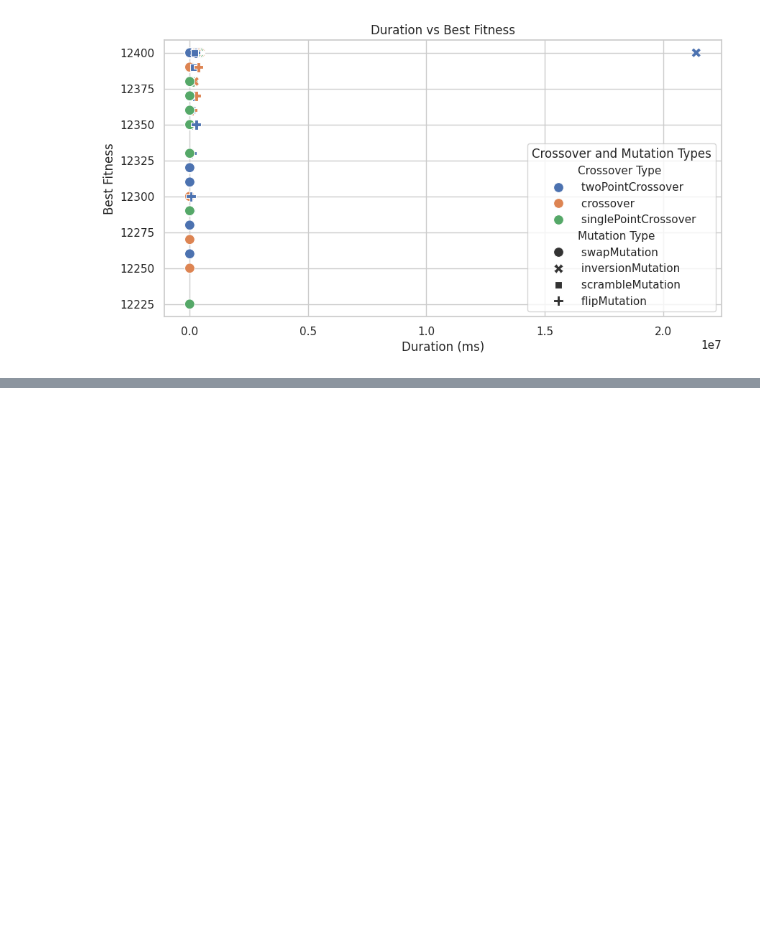
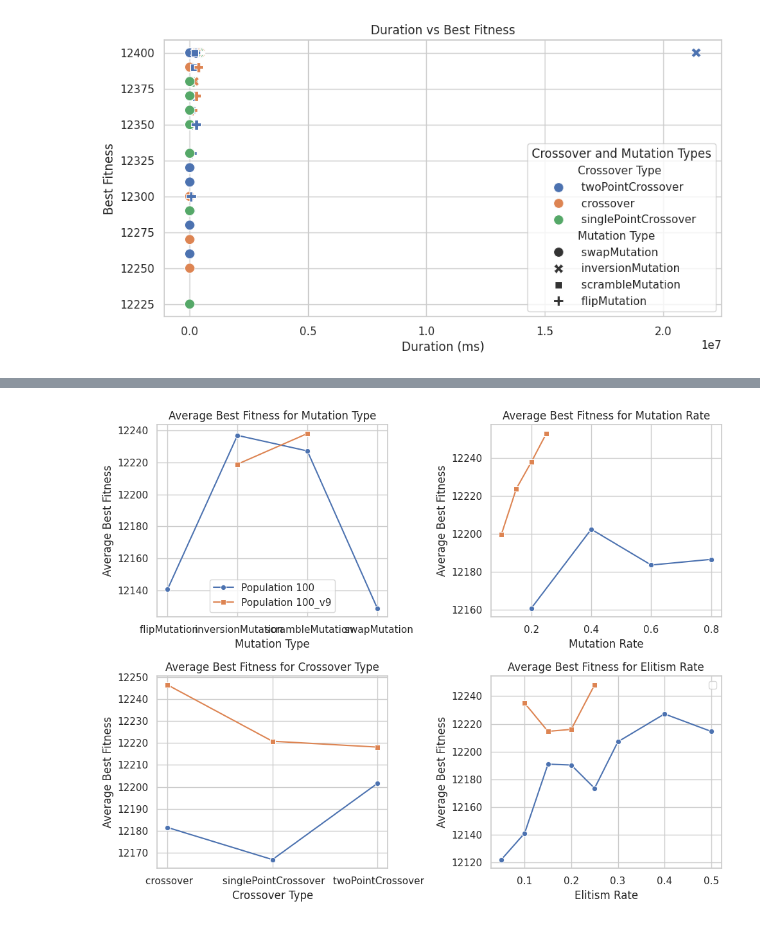
Before and after one commit to Jajouuuuu/Knapsack-problem-genetic-algorithm, a Jupyter notebook: results_analysis.ipynb, the cells around one changed output, grey strips where cells are left out. Cells and saved outputs as stored; diff of their text form; code cells hidden in the pictures; blank space fills up the shorter version.

```diff
--- a/results_analysis.ipynb
+++ b/results_analysis.ipynb
@@ -138,0 +168,26 @@ On peut voir que
+# %%
+# Load the CSV files into DataFrames
+csv_file_path_100 = 'results_pop_100.csv'
+df100 = pd.read_csv(csv_file_path_100)
+csv_file_path_100_9 = 'results_pop_100_9.csv'
+df100_9 = pd.read_csv(csv_file_path_100_9)
+csv_file_path_300 = 'results_pop_300.csv'
+df300 = pd.read_csv(csv_file_path_300)
+csv_file_path_300_3 = 'results_pop_300_3.csv'
+df300_3 = pd.read_csv(csv_file_path_300_3)
+csv_file_path_300_7 = 'results_pop_300_7.csv'
+df300_7 = pd.read_csv(csv_file_path_300_7)
+csv_file_path_300_8 = 'results_pop_300_8.csv'
+df300_8 = pd.read_csv(csv_file_path_300_8)
+csv_file_path_300_9 = 'results_pop_300_9.csv'
+df300_9 = pd.read_csv(csv_file_path_300_9)
+csv_file_path_500 = 'results_pop_500.csv'
+df500 = pd.read_csv(csv_file_path_500)
+csv_file_path_1000 = 'results_pop_1000.csv'
+df1000 = pd.read_csv(csv_file_path_1000)
+
+# Call the function with the dataframes and their labels
+# plot_trends([df100, df300, df500, df1000], ['Population 100', 'Population 300', 'Population 500', 'Population 1000'])
+plot_trends([df100, df100_9], ['Population 100', 'Population 100_v9'])
+# %% [output]
+[figure, added]
```
Also changed, not shown: parts of 3 cells of this notebook, 7 other files.
